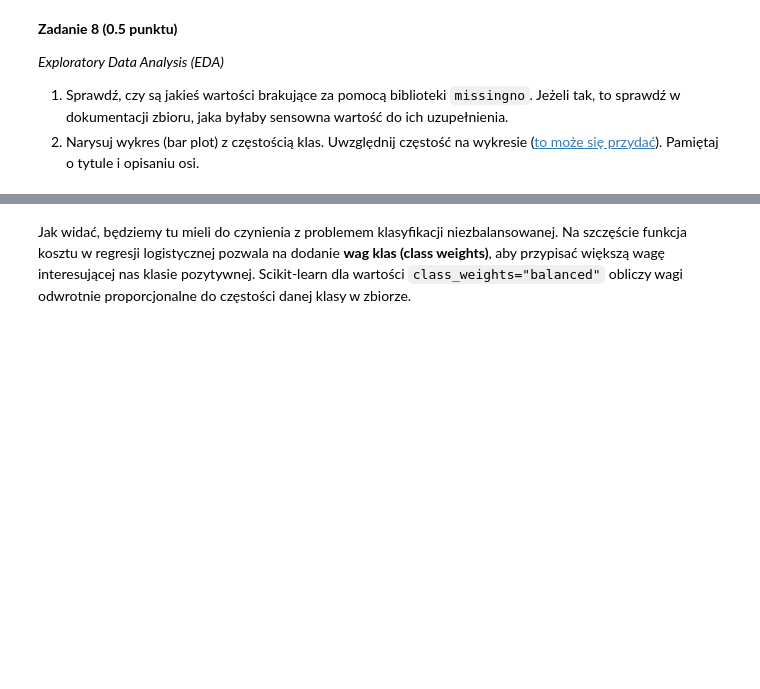
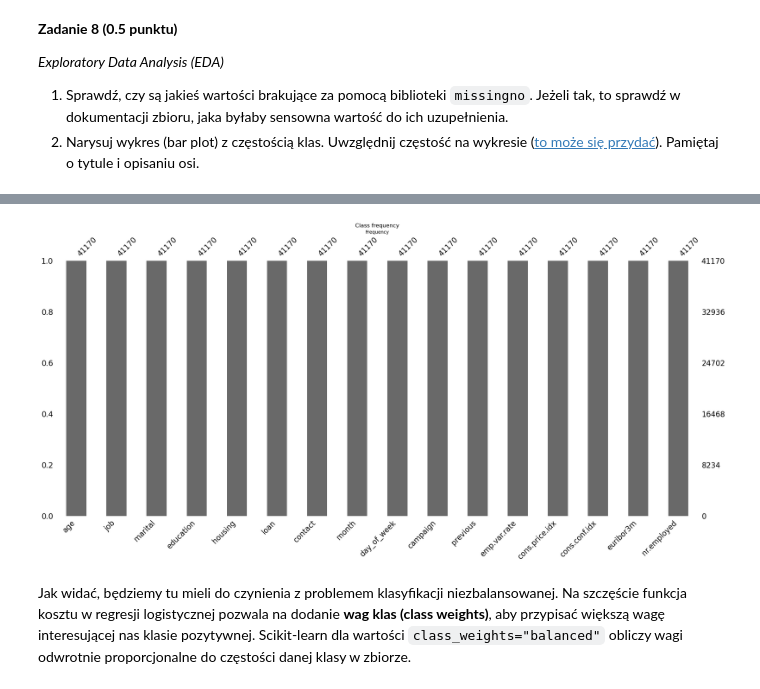
Before and after one commit to borys3kk/sztuczna-inteligencja, a Jupyter notebook: lab1/lab_1.ipynb, the cells around one changed output, grey strips where cells are left out. Cells and saved outputs as stored; diff of their text form; code cells hidden in the pictures; blank space fills up the shorter version.

```diff
--- a/lab1/lab_1.ipynb
+++ b/lab1/lab_1.ipynb
@@ -1094,3 +1157,13 @@ y_mapping = {
+# %%
+# plot class frequencies
+# your_code
+msno.bar(df)
+plt.title("Class frequency")
+plt.xlabel("Frequency")
+plt.ylabel("Class name")
+plt.show()
+# %% [output]
+[figure, added]
 # %% [markdown]
 Jak widać, będziemy tu mieli do czynienia z problemem klasyfikacji niezbalansowanej. Na szczęście funkcja kosztu w regresji logistycznej pozwala na dodanie **wag klas (class weights)**, aby przypisać większą wagę interesującej nas klasie pozytywnej. Scikit-learn dla wartości `class_weights="balanced"` obliczy wagi odwrotnie proporcjonalne do częstości danej klasy w zbiorze.
 # %% [markdown]
```
Also changed, not shown: parts of 20 cells of this notebook.
